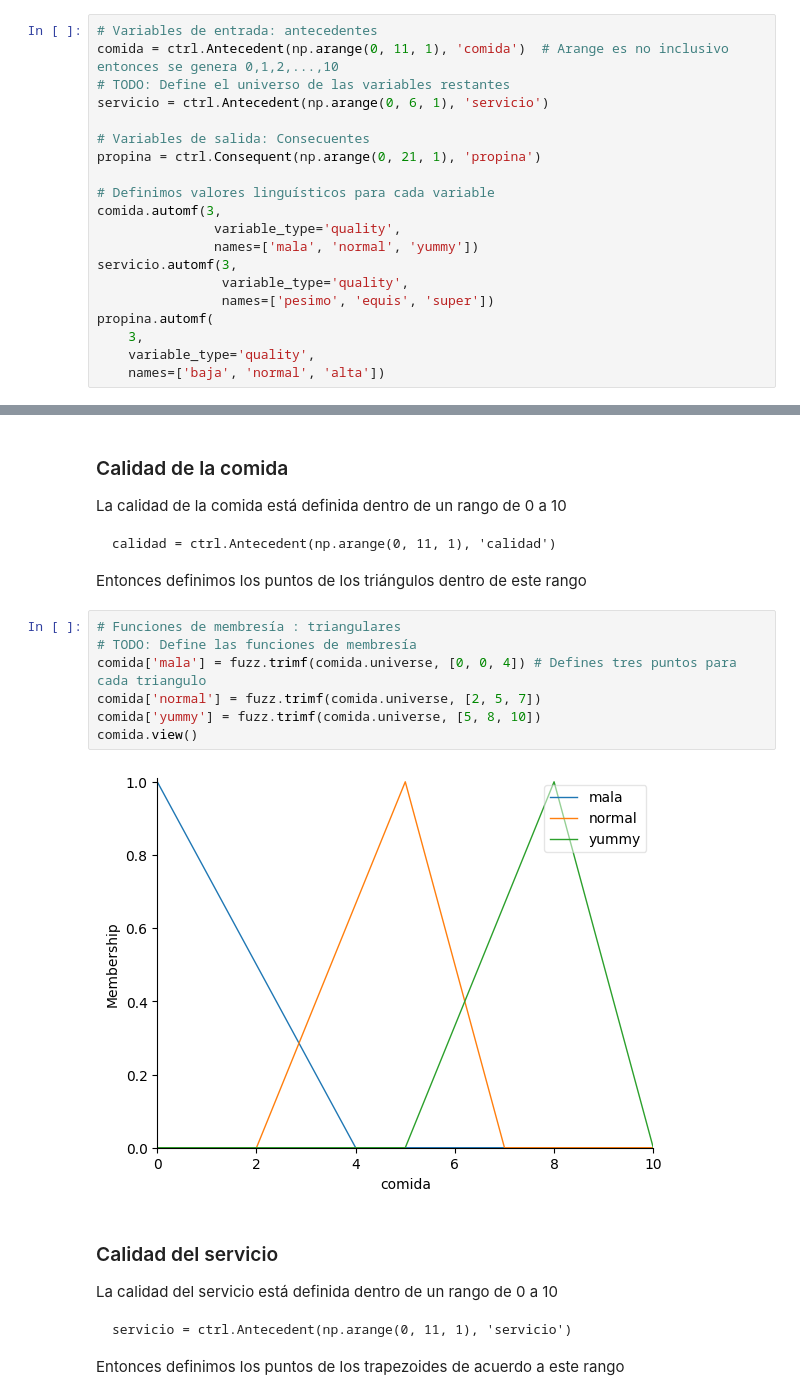
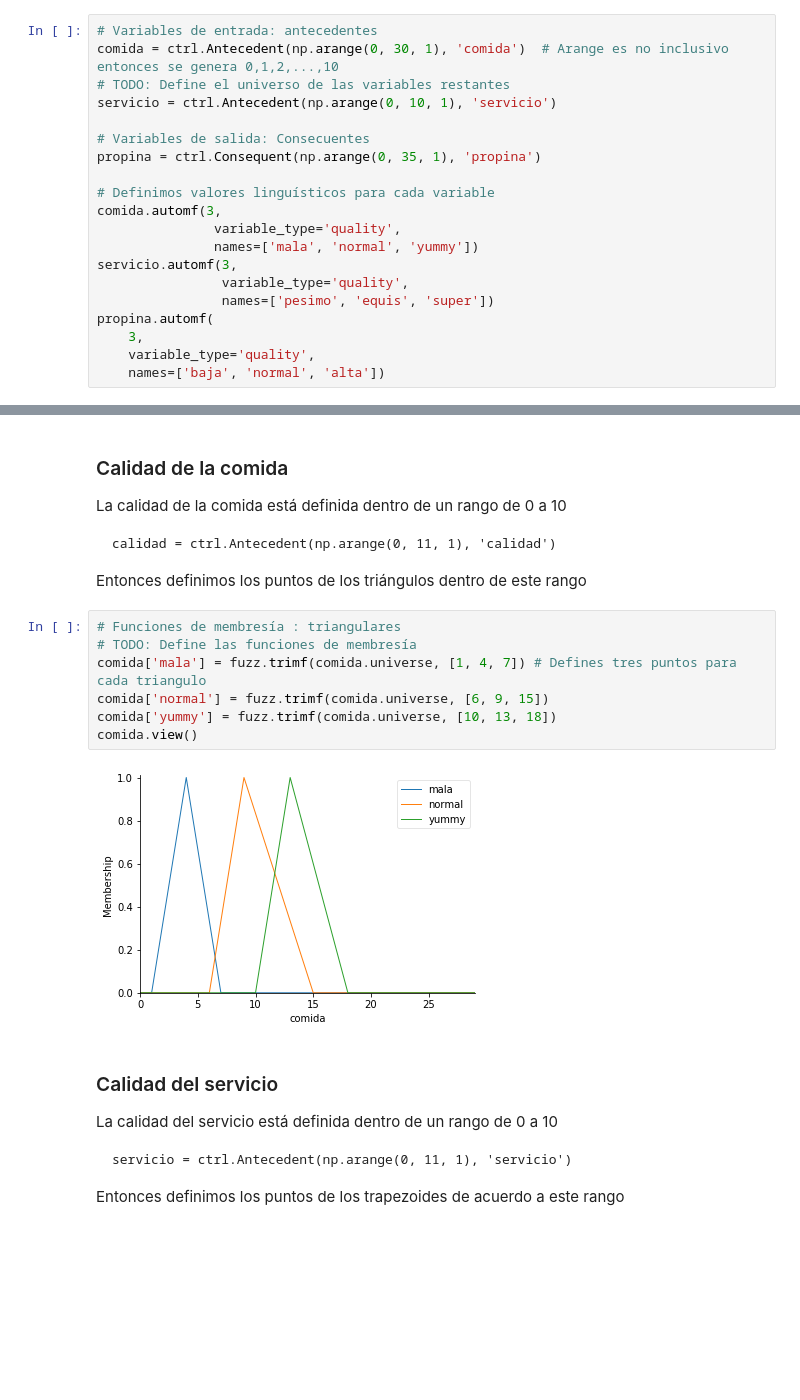
Before and after one commit to israelito123/SI24_LosCapybaros, a Jupyter notebook: src/si24/ejercicios/E09_fuzzy_logic/Anacecilia Guerra/tipping_problem.ipynb, the cells around one changed output, grey strips where cells are left out. Drawn from its saved outputs; the diff is of its cells as text; blank space fills up the shorter version.

```diff
--- a/src/si24/ejercicios/E09_fuzzy_logic/Anacecilia Guerra/tipping_problem.ipynb
+++ b/src/si24/ejercicios/E09_fuzzy_logic/Anacecilia Guerra/tipping_problem.ipynb
@@ -12,12 +12,12 @@ from skfuzzy import control as ctrl
 Comenzamos definiendo los rangos dentro de los cuales se calificará cada variable, así como las variables linguísticas que se usarán en las reglas
 # %%
 # Variables de entrada: antecedentes
-comida = ctrl.Antecedent(np.arange(0, 11, 1), 'comida')  # Arange es no inclusivo entonces se genera 0,1,2,...,10
+comida = ctrl.Antecedent(np.arange(0, 30, 1), 'comida')  # Arange es no inclusivo entonces se genera 0,1,2,...,10
 # TODO: Define el universo de las variables restantes
-servicio = ctrl.Antecedent(np.arange(0, 6, 1), 'servicio')
+servicio = ctrl.Antecedent(np.arange(0, 10, 1), 'servicio')
 
 # Variables de salida: Consecuentes
-propina = ctrl.Consequent(np.arange(0, 21, 1), 'propina')
+propina = ctrl.Consequent(np.arange(0, 35, 1), 'propina')
 
 # Definimos valores linguísticos para cada variable
 comida.automf(3,
@@ -49,12 +49,12 @@ Entonces definimos los puntos de los triángulos dentro de este rango
 # %%
 # Funciones de membresía : triangulares
 # TODO: Define las funciones de membresía
-comida['mala'] = fuzz.trimf(comida.universe, [0, 0, 4]) # Defines tres puntos para cada triangulo
-comida['normal'] = fuzz.trimf(comida.universe, [2, 5, 7])
-comida['yummy'] = fuzz.trimf(comida.universe, [5, 8, 10])
+comida['mala'] = fuzz.trimf(comida.universe, [1, 4, 7]) # Defines tres puntos para cada triangulo
+comida['normal'] = fuzz.trimf(comida.universe, [6, 9, 15])
+comida['yummy'] = fuzz.trimf(comida.universe, [10, 13, 18])
 comida.view()
 # %% [output]
-[figure, old version]
+[figure, new version]
 # %% [markdown]
 ### Calidad del servicio
 La calidad del servicio está definida dentro de un rango de 0 a 10
```
Also changed, not shown: parts of 4 cells of this notebook.
